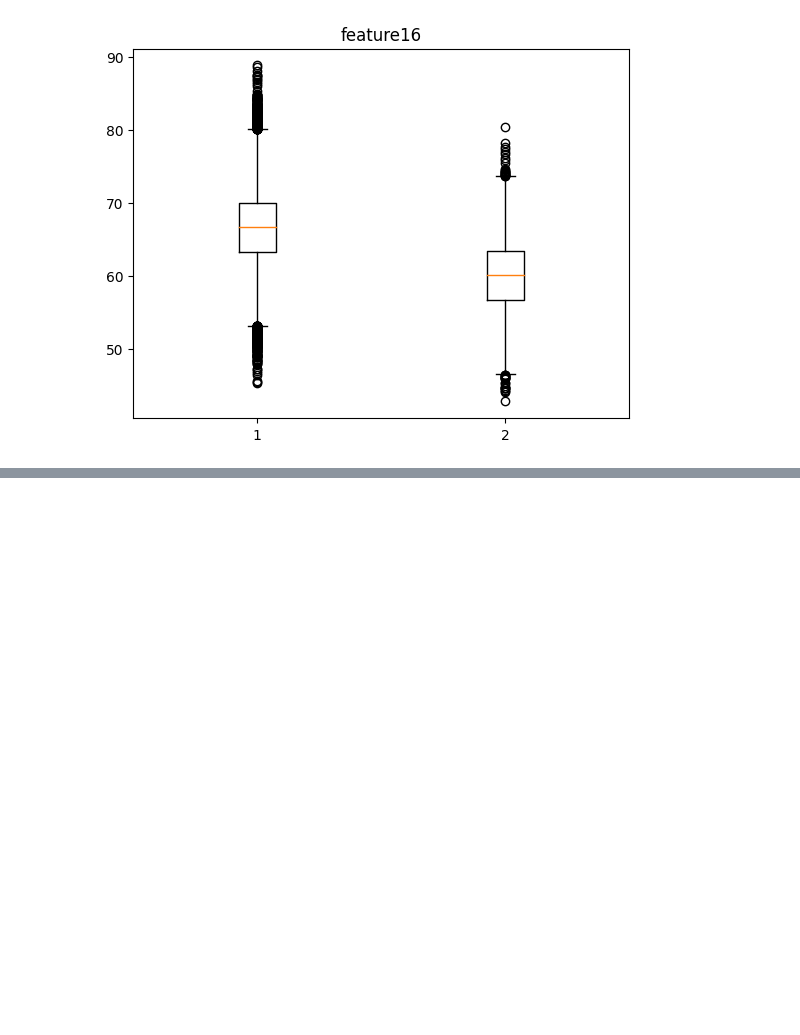
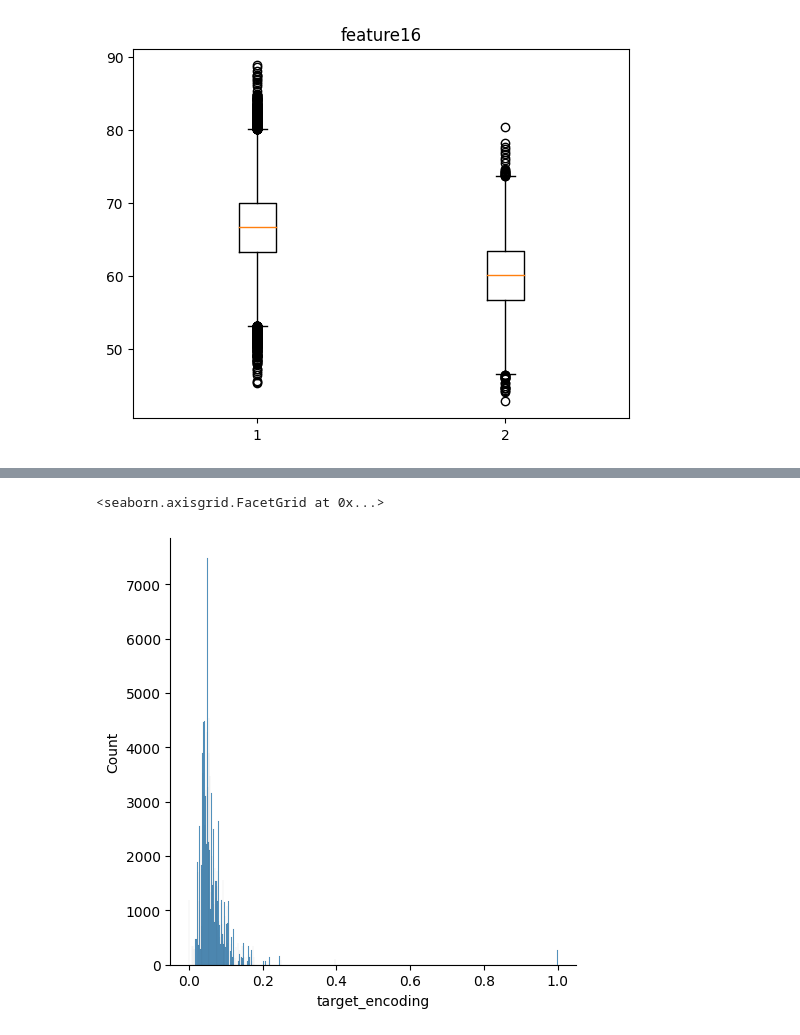
Before and after one commit to DASC-CompetitiveDS/MLOpsVN, a Jupyter notebook: src/notebooks/eda_phase-1_prob-1.ipynb, the cells around one changed output, grey strips where cells are left out. Saved outputs shown, nothing was run; the diff lists cells and outputs as text; code cells hidden in the pictures; blank space fills up the shorter version.

```diff
--- a/src/notebooks/eda_phase-1_prob-1.ipynb
+++ b/src/notebooks/eda_phase-1_prob-1.ipynb
@@ -173,0 +245,8 @@ for col in df_numeric.columns:
+# %%
+df['target_encoding'] = df[['feature1', 'label']].groupby('feature1')['label'].transform("mean")
+# df['target_encoding']
+# %%
+sns.displot(df['target_encoding'])
+# %% [output]
+<seaborn.axisgrid.FacetGrid at 0x...>
+[figure, added]
```
Also changed, not shown: parts of 13 cells of this notebook, 2 other files.
